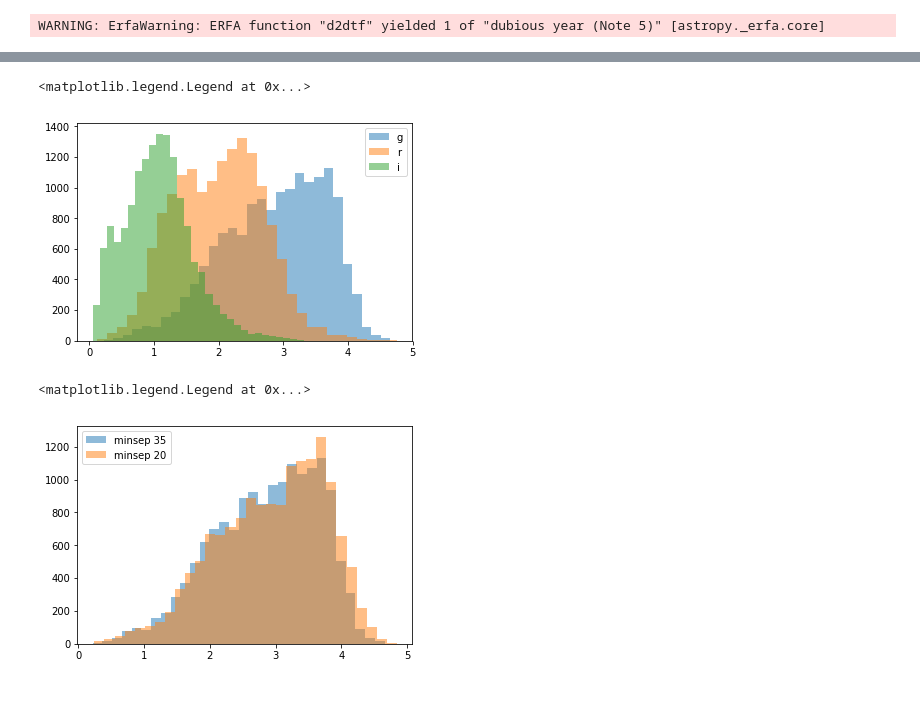
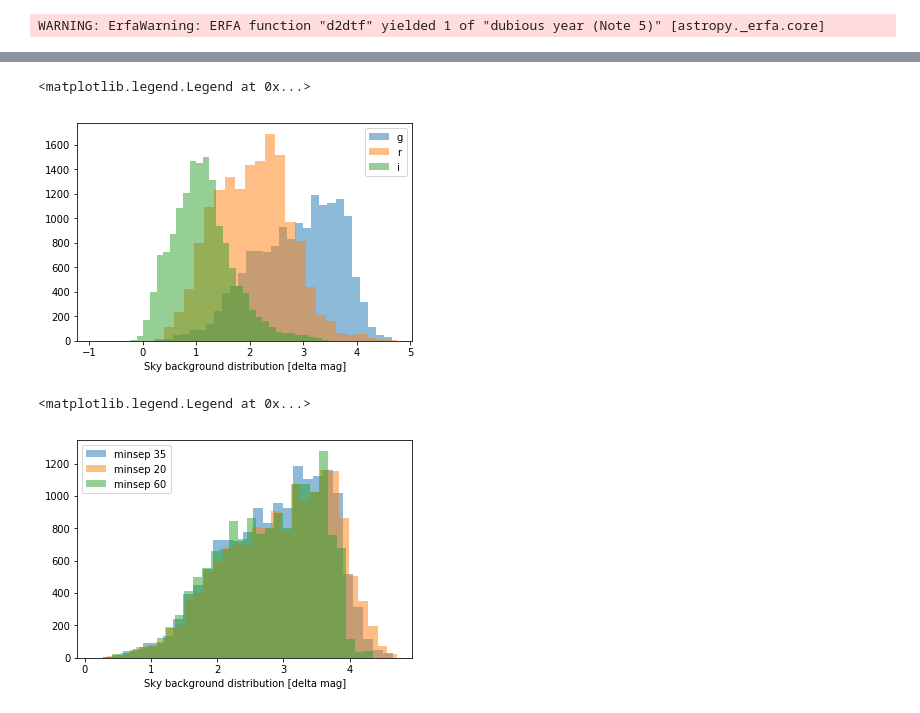
Before and after one commit to segasai/mynotebooks, a Jupyter notebook: desi_sky/DESI sky.ipynb, the cells around one changed output, grey strips where cells are left out. Saved outputs shown, nothing was run; the diff lists cells and outputs as text; code cells hidden in the pictures.

```diff
--- a/desi_sky/DESI sky.ipynb
+++ b/desi_sky/DESI sky.ipynb
@@ -65,13 +65,14 @@ sunAlt, moonP, moonAlt, objAlt, moonAz, sunAz, objAz = [np.array(_) for _ in [
 indat = np.array([tab['trans'], tab['zd'],tab['moonSep'],
                 tab['moonPhase'],tab['moonZD']])
 
-outdat = np.log10(tab['sky'])
+outdat = tab['sky']
 # %%
 maxSunAlt = -18 # maximum altitude of the Sun
-
+minExpTime = 10
 goodset= ( np.isfinite(indat).all(axis=0) &
         (sunAlt < maxSunAlt) &
-        np.isfinite(outdat))
+        np.isfinite(outdat) &
+         (tab['exp']>minExpTime))
 
 def fitmodel(filt, sub = None):
     rfr = sken.RandomForestRegressor()
@@ -108,11 +109,15 @@ modelI = fitmodel(3)
 #background models in different bands
 # %%
 def make_simulation(modeler, filt, N, minMoonDist= 35):
-    # simulate the sky levels
+    # simulate the sky background distribution in a given filter
 
     minAlt = 30
     # minimum altitude of objects above the horizon
     # This should really come from the survey simulation as this is pure geometry.
+
+    maxMoonPhase = 90
+    # how dark the moon is allowed to be.
+
     sun = ephem.Sun()
     moon = ephem.Moon()
     obs = ephem.Observer()
@@ -122,7 +127,6 @@ def make_simulation(modeler, filt, N, minMoonDist= 35):
     # Kitt Peak
     obs.lon = '-111:47:23.49' # E+
     obs.lat =  '31:10:10.78'   # N+
-
 
     # random dates across the year
     mjds = np.random.uniform(58000, 60000, size=10*N)
@@ -152,17 +156,16 @@ def make_simulation(modeler, filt, N, minMoonDist= 35):
     sunAlt, moonP, moonAlt, moonAz, sunAz = [np.array(_) for _ in [
                 sunAlt, moonP, moonAlt, moonAz, sunAz]]
 
-    moonP = np.rad2deg(np.arccos(2*moonP/100.-1))
+    moonP = np.rad2deg(np.arccos(2 * moonP / 100. - 1))
     # convert moonphases (0-100%) to angle in degrees
 
-    xind = (moonAlt > 0) & ( moonP < 90) & (sunAlt < maxSunAlt)
+    xind = (moonAlt > 0) & ( moonP < maxMoonPhase) & (sunAlt < maxSunAlt)
     # select the time when moon is above the horizon, it is not twilight and
     # moon is bright ( < 90deg)
 
     xdates = xdates[xind]
     sunAlt, moonP, moonAlt, moonAz, sunAz = [_[xind] for _ in [
                 sunAlt, moonP, moonAlt, moonAz, sunAz]]
-
 
     # create fake population of targets
     # that are uniformly distributed on the sky such that they have
@@ -189,7 +192,7 @@ def make_simulation(modeler, filt, N, minMoonDist= 35):
     simtrans = curtrans[np.random.randint(0,len(curtrans),size=len(moonD))]
 
     indat = np.array([simtrans, 90 - objAlt, moonD, moonP, 90 - moonAlt])
-    simsky = 10 ** modeler.predict(indat.T)
+    simsky = modeler.predict(indat.T)
     return simsky
 # %%
 simskyG = make_simulation(modelG, 1, 10000)
@@ -201,15 +209,18 @@ WARNING: ErfaWarning: ERFA function "d2dtf" yielded 1 of "dubious year (Note 5)"
 # %%
 _=plt.hist(simskyG, bins=30, alpha=0.5, label='g')
 _=plt.hist(simskyR, bins=30, alpha=0.5, label='r')
 _=plt.hist(simskyI, bins=30, alpha=0.5, label='i')
+plt.xlabel('Sky background distribution [delta mag]')
 plt.legend()
 # %% [output]
 <matplotlib.legend.Legend at 0x...>
-[figure, old version]
+[figure, new version]
 # %%
 plt.hist(simskyG,bins=30,label='minsep 35',alpha=0.5)
 plt.hist(simskyG20,bins=30,label='minsep 20',alpha=0.5)
+plt.hist(simskyG60,bins=30,label='minsep 60',alpha=0.5)
+plt.xlabel('Sky background distribution [delta mag]')
 plt.legend()
 # %% [output]
 <matplotlib.legend.Legend at 0x...>
-[figure, old version]
+[figure, new version]
```
Also changed, not shown: parts of 3 cells of this notebook.
